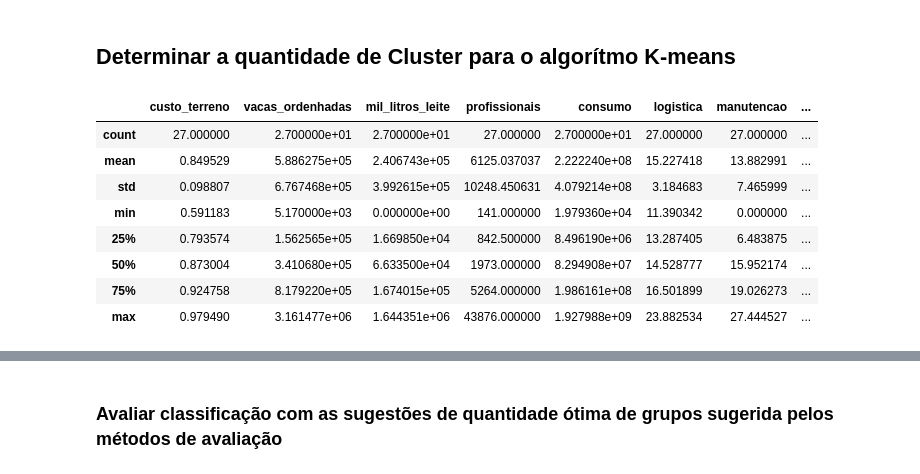
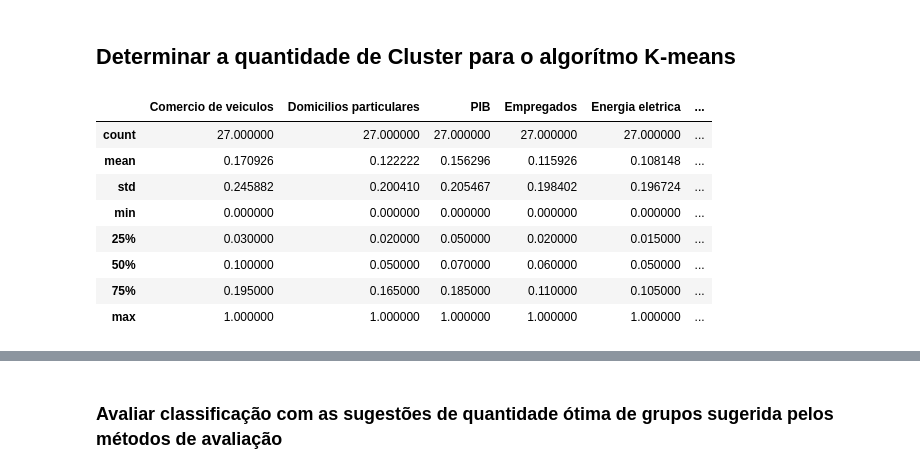
Before and after one commit to DanielCirino/ppginf-smart-k-means, a Jupyter notebook: notebooks/smart_k_means.ipynb, the cells around one changed output, grey strips where cells are left out. Cells and saved outputs as stored; diff of their text form; code cells hidden in the pictures.

```diff
--- a/notebooks/smart_k_means.ipynb
+++ b/notebooks/smart_k_means.ipynb
@@ -256,20 +256,17 @@ def imprimir_grafico_analise_arranjo(arranjo):
     plt.show()
 # %%
 # abrir dataset com os indicadores
-PATH_TO_DATASET="../dataset/in/dados_k_means.csv"
+PATH_TO_DATASET="../dataset/in/engenharia_prod/dados_grupo_siderurgia.csv"
 dfArquivo=pd.read_csv(PATH_TO_DATASET,sep=";")
 
-# Excluir coluna do identificador censitário
-dados=dfArquivo.drop(["estado"],axis=1)
-
 dfArquivo.describe()
 # %% [output]
-|  | custo_terreno | vacas_ordenhadas | mil_litros_leite | profissionais | consumo | logistica | manutencao | ... |
-| count | 27.000000 | 2.700000e+01 | 2.700000e+01 | 27.000000 | 2.700000e+01 | 27.000000 | 27.000000 | ... |
-| mean | 0.849529 | 5.886275e+05 | 2.406743e+05 | 6125.037037 | 2.222240e+08 | 15.227418 | 13.882991 | ... |
-| std | 0.098807 | 6.767468e+05 | 3.992615e+05 | 10248.450631 | 4.079214e+08 | 3.184683 | 7.465999 | ... |
-| min | 0.591183 | 5.170000e+03 | 0.000000e+00 | 141.000000 | 1.979360e+04 | 11.390342 | 0.000000 | ... |
-| 25% | 0.793574 | 1.562565e+05 | 1.669850e+04 | 842.500000 | 8.496190e+06 | 13.287405 | 6.483875 | ... |
-| 50% | 0.873004 | 3.410680e+05 | 6.633500e+04 | 1973.000000 | 8.294908e+07 | 14.528777 | 15.952174 | ... |
-| 75% | 0.924758 | 8.179220e+05 | 1.674015e+05 | 5264.000000 | 1.986161e+08 | 16.501899 | 19.026273 | ... |
-| max | 0.979490 | 3.161477e+06 | 1.644351e+06 | 43876.000000 | 1.927988e+09 | 23.882534 | 27.444527 | ... |
+|  | Comercio de veiculos | Domicilios particulares | PIB | Empregados | Energia eletrica | ... |
+| count | 27.000000 | 27.000000 | 27.000000 | 27.000000 | 27.000000 | ... |
+| mean | 0.170926 | 0.122222 | 0.156296 | 0.115926 | 0.108148 | ... |
+| std | 0.245882 | 0.200410 | 0.205467 | 0.198402 | 0.196724 | ... |
+| min | 0.000000 | 0.000000 | 0.000000 | 0.000000 | 0.000000 | ... |
+| 25% | 0.030000 | 0.020000 | 0.050000 | 0.020000 | 0.015000 | ... |
+| 50% | 0.100000 | 0.050000 | 0.070000 | 0.060000 | 0.050000 | ... |
+| 75% | 0.195000 | 0.165000 | 0.185000 | 0.110000 | 0.105000 | ... |
+| max | 1.000000 | 1.000000 | 1.000000 | 1.000000 | 1.000000 | ... |
```
Also changed, not shown: parts of 12 cells of this notebook, 6 other files.
